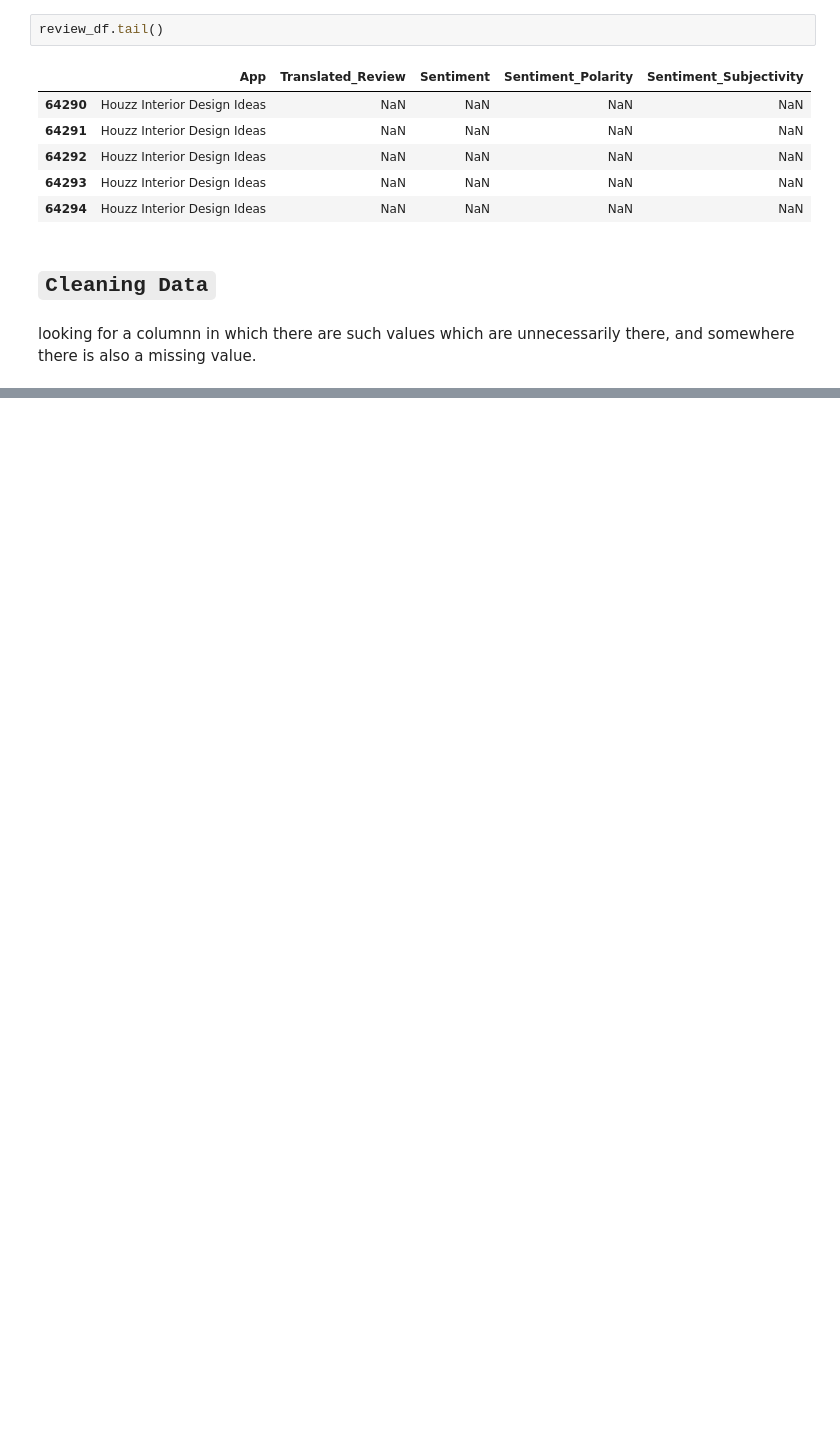
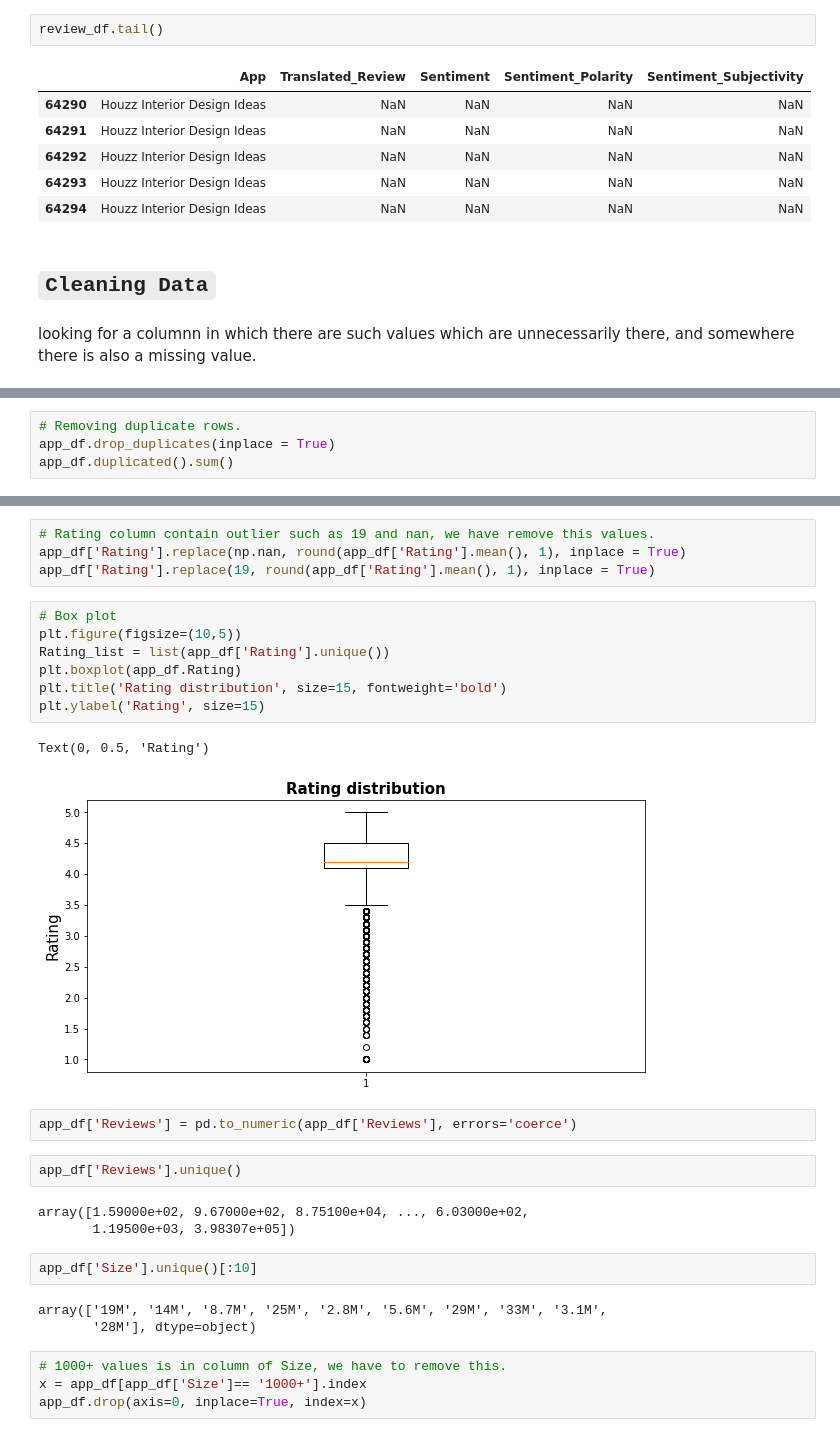
Before and after one commit to itsmimahi/Play-Store-App-Data-Analysis, a Jupyter notebook: My_EDA_.ipynb, the cells around one changed output, grey strips where cells are left out. Drawn from its saved outputs; the diff is of its cells as text; blank space fills up the shorter version.

```diff
--- a/My_EDA_.ipynb
+++ b/My_EDA_.ipynb
@@ -132,0 +138,4 @@ looking for a columnn in which there are such values which are unnecessarily the
+# %%
+# Removing duplicate rows.
+app_df.drop_duplicates(inplace = True)
+app_df.duplicated().sum()
@@ -132,0 +199,30 @@ looking for a columnn in which there are such values which are unnecessarily the
+# %%
+# Rating column contain outlier such as 19 and nan, we have remove this values.
+app_df['Rating'].replace(np.nan, round(app_df['Rating'].mean(), 1), inplace = True)
+app_df['Rating'].replace(19, round(app_df['Rating'].mean(), 1), inplace = True)
+# %%
+# Box plot
+plt.figure(figsize=(10,5))
+Rating_list = list(app_df['Rating'].unique())
+plt.boxplot(app_df.Rating)
+plt.title('Rating distribution', size=15, fontweight='bold')
+plt.ylabel('Rating', size=15)
+# %% [output]
+Text(0, 0.5, 'Rating')
+[figure, added]
+# %%
+app_df['Reviews'] = pd.to_numeric(app_df['Reviews'], errors='coerce')
+# %%
+app_df['Reviews'].unique()
+# %% [output]
+array([1.59000e+02, 9.67000e+02, 8.75100e+04, ..., 6.03000e+02,
+       1.19500e+03, 3.98307e+05])
+# %%
+app_df['Size'].unique()[:10]
+# %% [output]
+array(['19M', '14M', '8.7M', '25M', '2.8M', '5.6M', '29M', '33M', '3.1M',
+       '28M'], dtype=object)
+# %%
+# 1000+ values is in column of Size, we have to remove this.
+x = app_df[app_df['Size']== '1000+'].index
+app_df.drop(axis=0, inplace=True, index=x)
```
Also changed, not shown: parts of 16 cells of this notebook.
